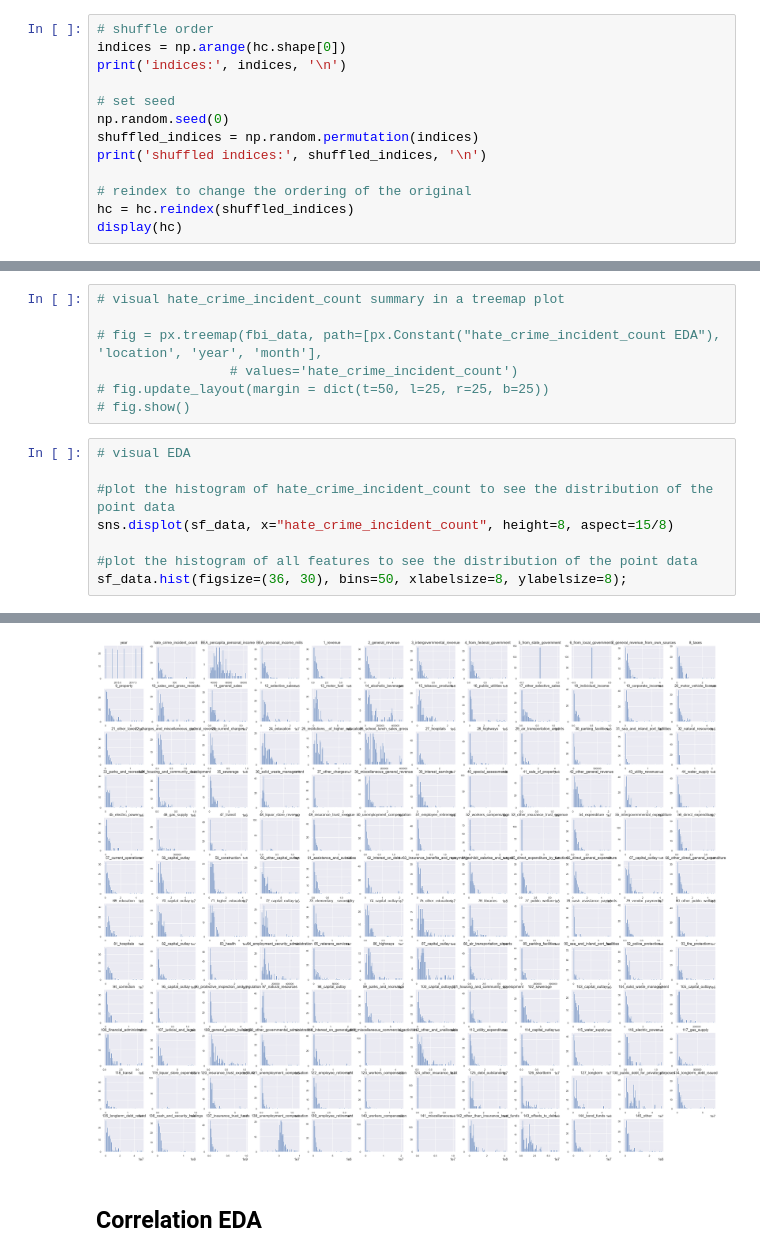
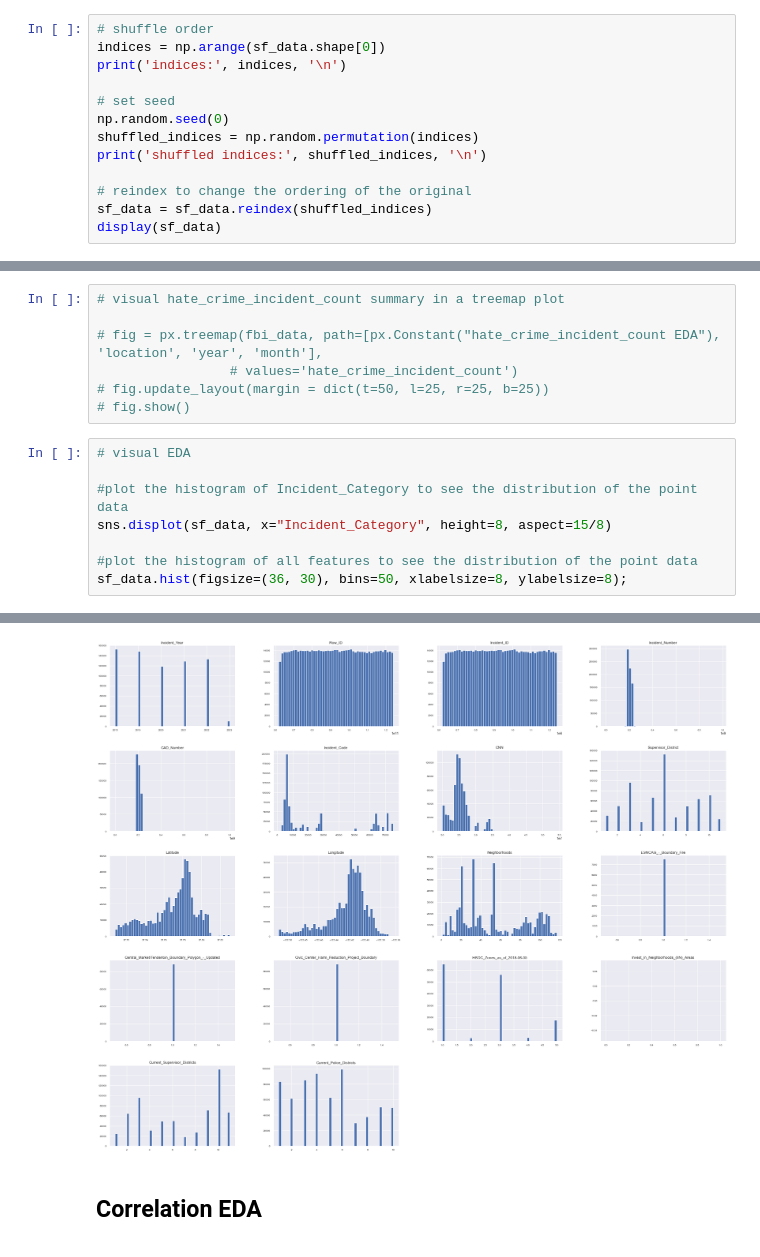
Before and after one commit to vhr1975/datasciw210, a Jupyter notebook: EDA/victor_ramirez_EDA_Tensorflow.ipynb, the cells around one changed output, grey strips where cells are left out. Drawn from its saved outputs; the diff is of its cells as text.

```diff
--- a/EDA/victor_ramirez_EDA_Tensorflow.ipynb
+++ b/EDA/victor_ramirez_EDA_Tensorflow.ipynb
@@ -133,6 +130,6 @@ print(sf_data.columns.tolist())
 # %%
 # shuffle order
-indices = np.arange(hc.shape[0])
+indices = np.arange(sf_data.shape[0])
 print('indices:', indices, '\n')
 
 # set seed
@@ -141,5 +138,5 @@ shuffled_indices = np.random.permutation(indices)
 print('shuffled indices:', shuffled_indices, '\n')
 
 # reindex to change the ordering of the original
-hc = hc.reindex(shuffled_indices)
-display(hc)
+sf_data = sf_data.reindex(shuffled_indices)
+display(sf_data)
@@ -155,8 +169,8 @@ display(hc)
 # %%
 # visual EDA
 
-#plot the histogram of hate_crime_incident_count to see the distribution of the point data
-sns.displot(sf_data, x="hate_crime_incident_count", height=8, aspect=15/8)
+#plot the histogram of Incident_Category to see the distribution of the point data
+sns.displot(sf_data, x="Incident_Category", height=8, aspect=15/8)
 
 #plot the histogram of all features to see the distribution of the point data
 sf_data.hist(figsize=(36, 30), bins=50, xlabelsize=8, ylabelsize=8);
@@ -165,4 +179,4 @@ sf_data.hist(figsize=(36, 30), bins=50, xlabelsize=8, ylabelsize=8);
-[figure, old version]
+[figure, new version]
 # %% [markdown]
 ## Correlation EDA
 # %%
```
Also changed, not shown: parts of 10 cells of this notebook.
